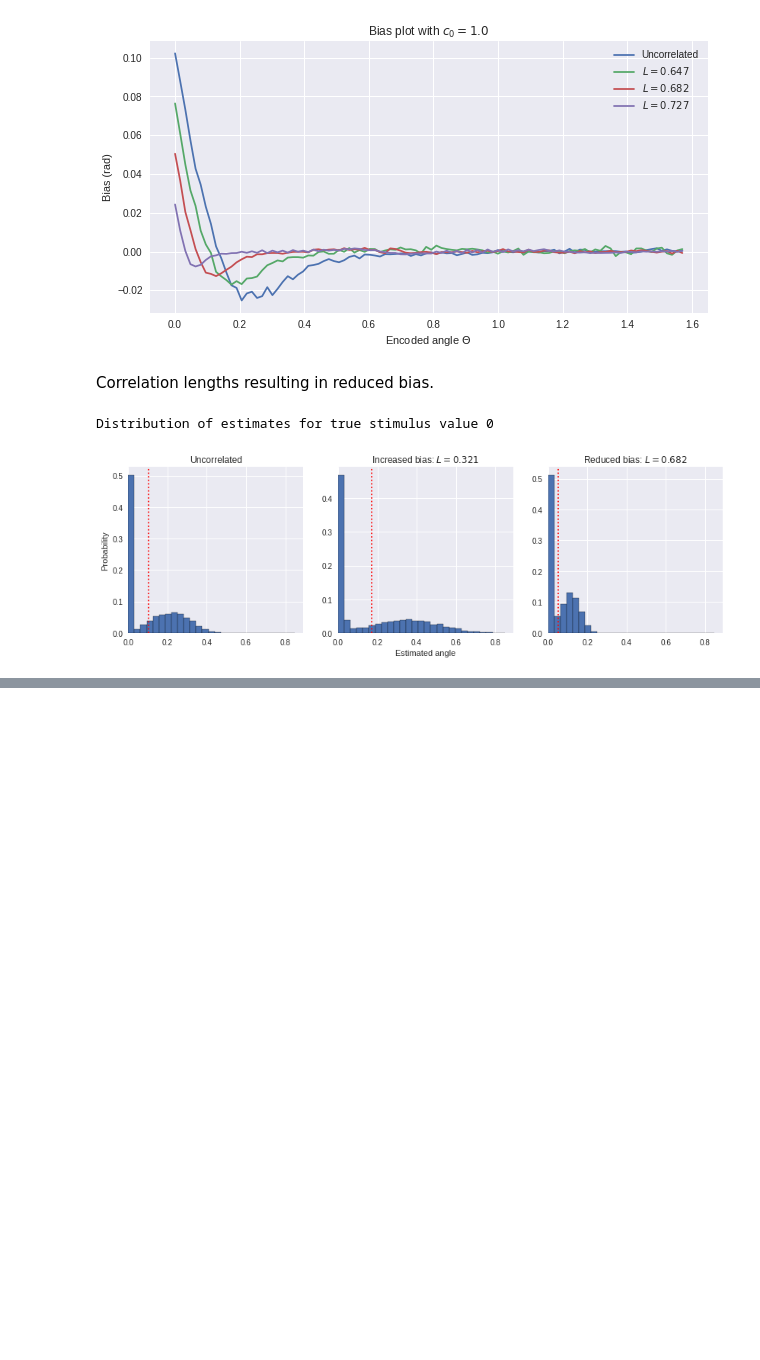
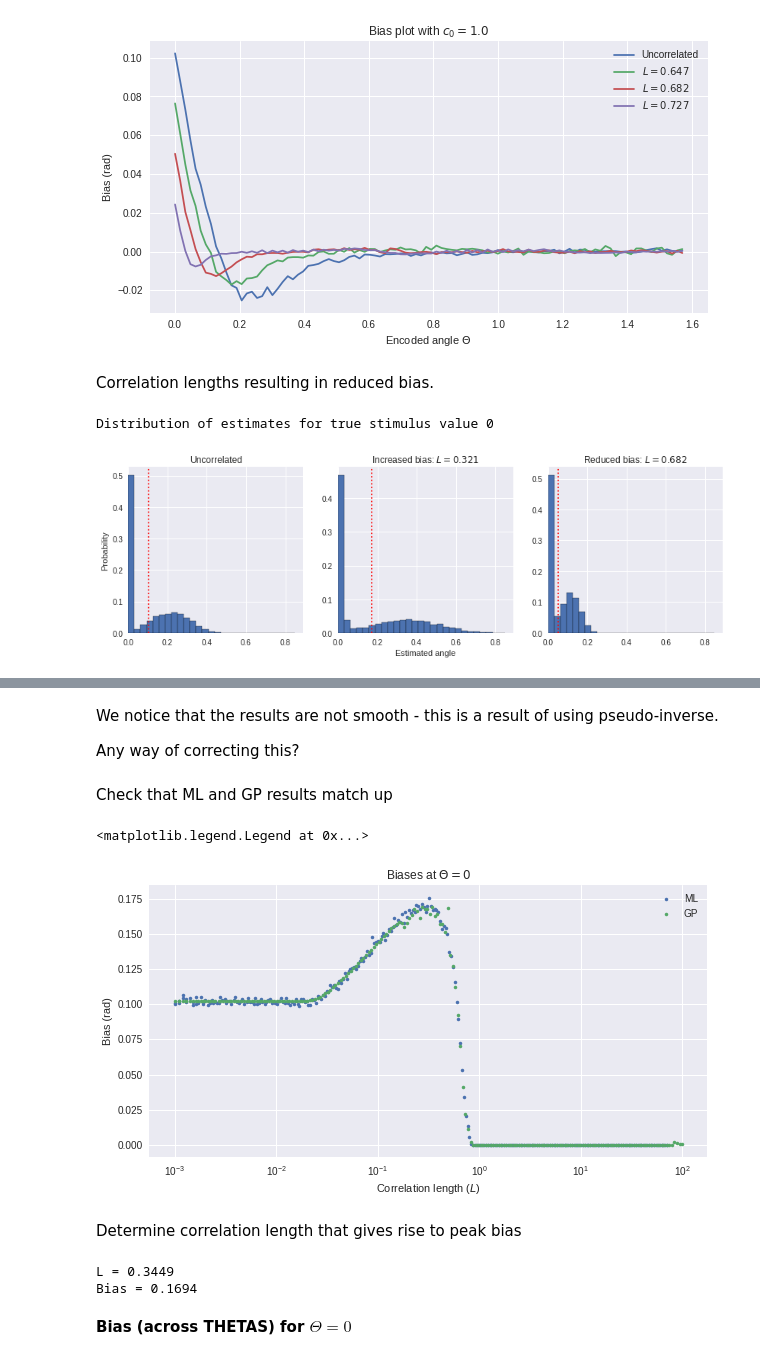
Before and after one commit to dtailor17/neural-population-codes, a Jupyter notebook: noise_correlations_gaussian.ipynb, the cells around one changed output, grey strips where cells are left out. Saved outputs shown, nothing was run; the diff lists cells and outputs as text; code cells hidden in the pictures; blank space fills up the shorter version.

```diff
--- a/noise_correlations_gaussian.ipynb
+++ b/noise_correlations_gaussian.ipynb
@@ -400,0 +575,39 @@ Distribution of estimates for true stimulus value 0
+# %% [markdown]
+We notice that the results are not smooth - this is a result of using pseudo-inverse.
+
+Any way of correcting this?
+# %% [markdown]
+Check that ML and GP results match up
+# %%
+corr_length_arr = np.logspace(start=-3, stop=6, num=500)
+corr_length_arr = np.round(corr_length_arr, 4)
+end_idx = 270
+plt.plot(corr_length_arr[:end_idx], biases_theta_ML[:end_idx], '.', label='ML')
+
+corr_length_arr = np.logspace(start=-3, stop=2, num=200)
+corr_length_arr = np.round(corr_length_arr, 4)
+plt.plot(corr_length_arr, biases_theta_GP, '.', label='GP')
+
+plt.xscale('log')
+plt.xlabel('Correlation length ($L$)')
+plt.ylabel('Bias (rad)')
+plt.title('Biases at $\Theta = 0$')
+plt.legend()
+# %% [output]
+<matplotlib.legend.Legend at 0x...>
+[figure, added]
+# %% [markdown]
+Determine correlation length that gives rise to peak bias
+# %%
+n_points = 200
+corr_length_arr = np.logspace(start=-3, stop=2, num=n_points)
+corr_length_arr = np.round(corr_length_arr, 4)
+
+idx = np.argmax(biases_theta_GP)
+print 'L = {0}'.format(corr_length_arr[idx])
+print 'Bias = {0:.4f}'.format(biases_theta_GP[idx])
+# %% [output]
+L = 0.3449
+Bias = 0.1694
+# %% [markdown]
+**Bias (across THETAS) for $\Theta = 0$**
```
Also changed, not shown: parts of 18 cells of this notebook, 1 other file.
